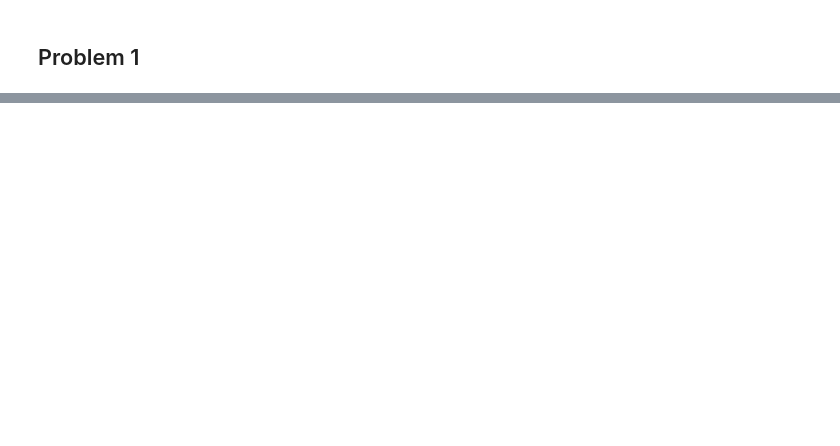
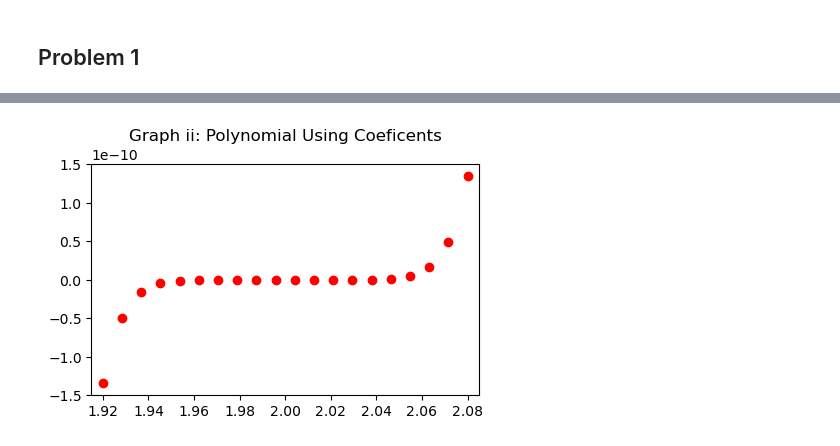
Before and after one commit to JensenLav/APPM4600, a Jupyter notebook: HW2/hw2.ipynb, the cells around one changed output, grey strips where cells are left out. Drawn from its saved outputs; the diff is of its cells as text; code cells hidden in the pictures; blank space fills up the shorter version.

```diff
--- a/HW2/hw2.ipynb
+++ b/HW2/hw2.ipynb
@@ -30,0 +33,15 @@ plt.show()
+# %%
+def f(x):
+    return (x-2)**9
+
+p1 = []
+for x in points_x:
+    p1.append(f(x))
+
+plt.figure(figsize=(5,3))
+plt.title('Graph ii: Polynomial Using Coeficents')
+plt.axis([x1-0.005, x2+0.005, y1, y2])
+plt.scatter(points_x, p1, color='red')
+plt.show()
+# %% [output]
+[figure, added]
```
Also changed, not shown: parts of 3 cells of this notebook.
